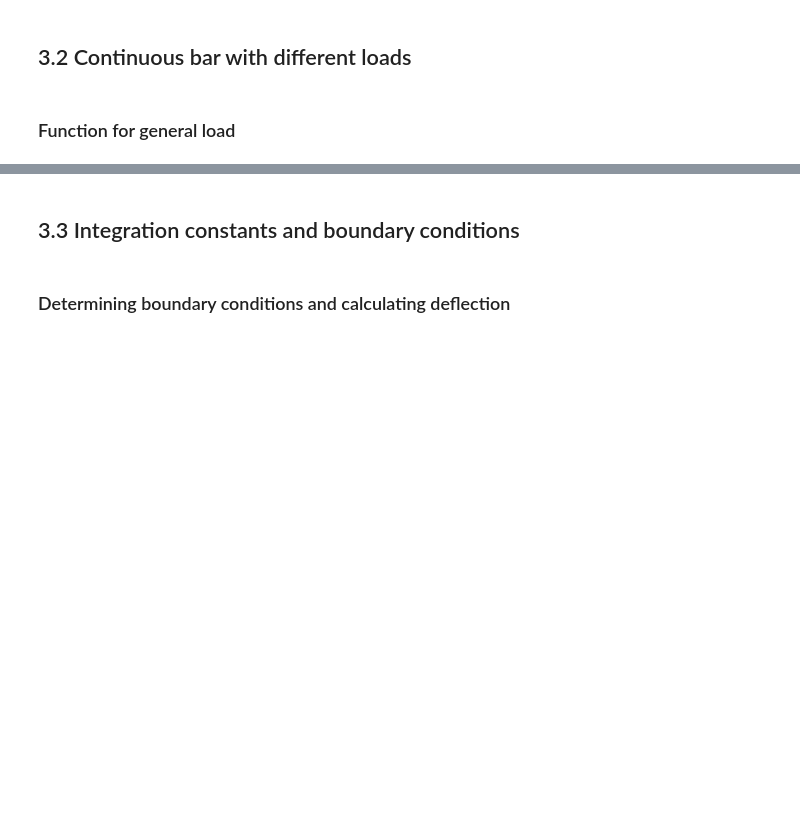
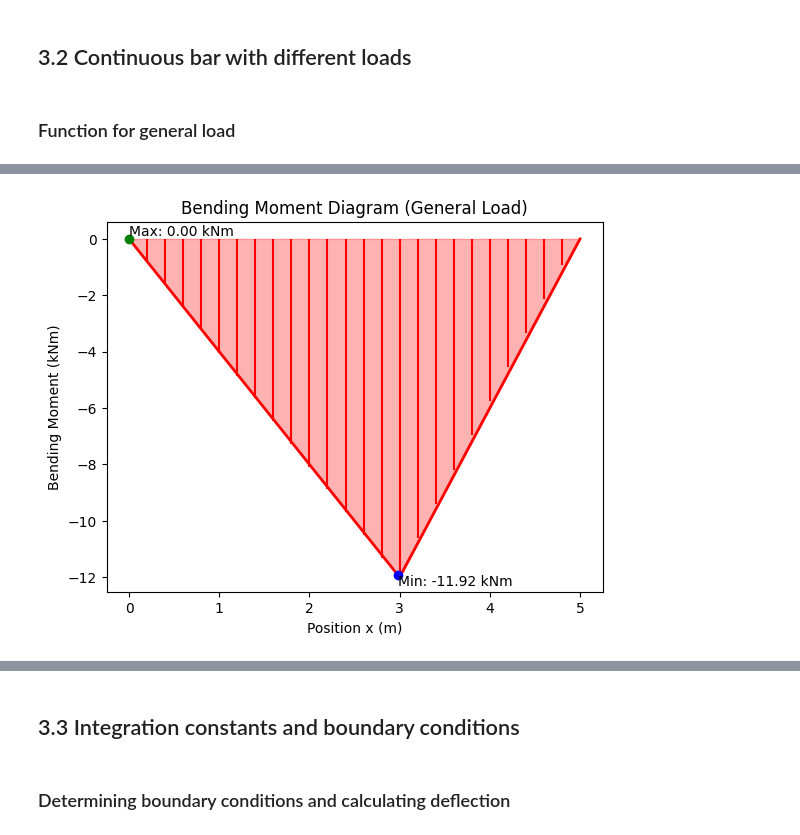
Before and after one commit to joeritaveirne/les-3-structuurmechanica-, a Jupyter notebook: chapter3/chapter3.ipynb, the cells around one changed output, grey strips where cells are left out. Drawn from its saved outputs; the diff is of its cells as text; code cells hidden in the pictures; blank space fills up the shorter version.

```diff
--- a/chapter3/chapter3.ipynb
+++ b/chapter3/chapter3.ipynb
@@ -67,13 +237,3 @@ def computeDeflectionN(x : np.array,P,a,b):
 ## 3.2 Continuous bar with different loads
 # %% [markdown]
 ### Function for general load
-# %%
-def computeBendingMomentGeneral(x,L):
-    # y = MMM(x,L)
-    # Calculates the bending moment at positions defined by the x-array
-    # for a continuous with loading characteristics specified in L equal to:
-    # [x1 P1 M1 q1;
-    #  x2 P2 M2 q2;
-    #      ....   ]
-
-    return
@@ -79,0 +271,70 @@ def computeBendingMomentGeneral(x,L):
+# %%
+import numpy as np
+import matplotlib.pyplot as plt
+
+# Define the load matrix L for the simple point load case (Figure 3.1)
+# P = 10 kN, a = 3 m, b = 2 m, l = a + b = 5 m
+# Reactions: RA = P * b / l = 10 * 2 / 5 = 4 kN
+#            RB = P * a / l = 10 * 3 / 5 = 6 kN
+P_load = 10 # kN
+a = 3 # m
+b = 2 # m
+l = a + b # m
+
+RA = P_load * b / l
+RB = P_load * a / l
+
+# Load matrix L in the format [load_type_string, value, position]
+L = np.array([
+    ['P', RA, 0],      # Reaction at A (upward force is negative P)
+    ['P', -P_load, a], # Point load P (downward force is positive P)
+    ['P', RB, l]       # Reaction at B (upward force is negative P)
+], dtype=object) # Use dtype=object to allow mixing strings and numbers
+
+
+# Create a vector of x positions
+x_values = np.linspace(0, l, 100)
+
+# Calculate the bending moment using the general function
+moment_values_general = computeBendingMomentGeneral(x_values, L)
+
+# Plot the bending moment diagram with the desired layout
+plt.figure()
+plt.plot(x_values, moment_values_general, color='red', linewidth=2) # Red line, thicker
+
+# Add vertical red solid lines from y=0 to the curve
+# You can choose either 0.3 or 0.5 for the spacing
+spacing = 0.2
+line_x_positions = np.arange(0, l + spacing, spacing)
+# Find the indices in x_values closest to the line_x_positions
+indices = np.searchsorted(x_values, line_x_positions)
+# Ensure indices are within bounds
+indices = np.clip(indices, 0, len(x_values) - 1)
+line_y_values = moment_values_general[indices]
+
+plt.vlines(line_x_positions, 0, line_y_values, color='red')
+
+# Fill the area under the curve with transparent red
+plt.fill_between(x_values, moment_values_general, color='red', alpha=0.3)
+
+# Find and display maximum and minimum values
+max_moment = np.max(moment_values_general)
+min_moment = np.min(moment_values_general)
+max_index = np.argmax(moment_values_general)
+min_index = np.argmin(moment_values_general)
+max_x = x_values[max_index]
+min_x = x_values[min_index]
+
+plt.plot(max_x, max_moment, 'go') # Mark maximum with a green circle
+plt.text(max_x, max_moment, f'Max: {max_moment:.2f} kNm', ha='left', va='bottom')
+
+plt.plot(min_x, min_moment, 'bo') # Mark minimum with a blue circle
+plt.text(min_x, min_moment, f'Min: {min_moment:.2f} kNm', ha='left', va='top')
+
+
+plt.xlabel("Position x (m)")
+plt.ylabel("Bending Moment (kNm)")
+plt.title("Bending Moment Diagram (General Load)")
+plt.show()
+# %% [output]
+[figure, added]
```
Also changed, not shown: parts of 63 cells of this notebook.
